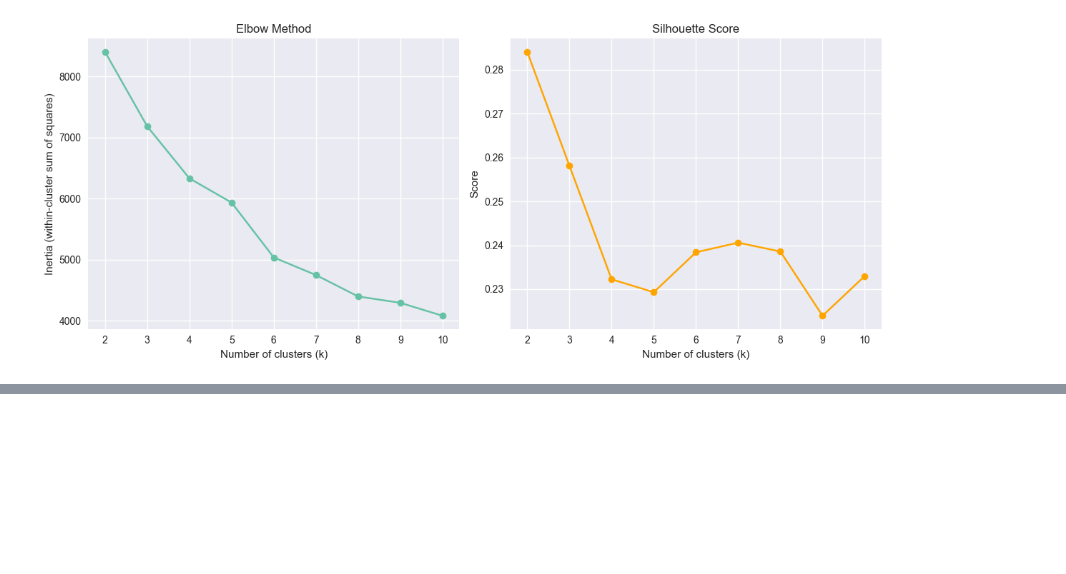
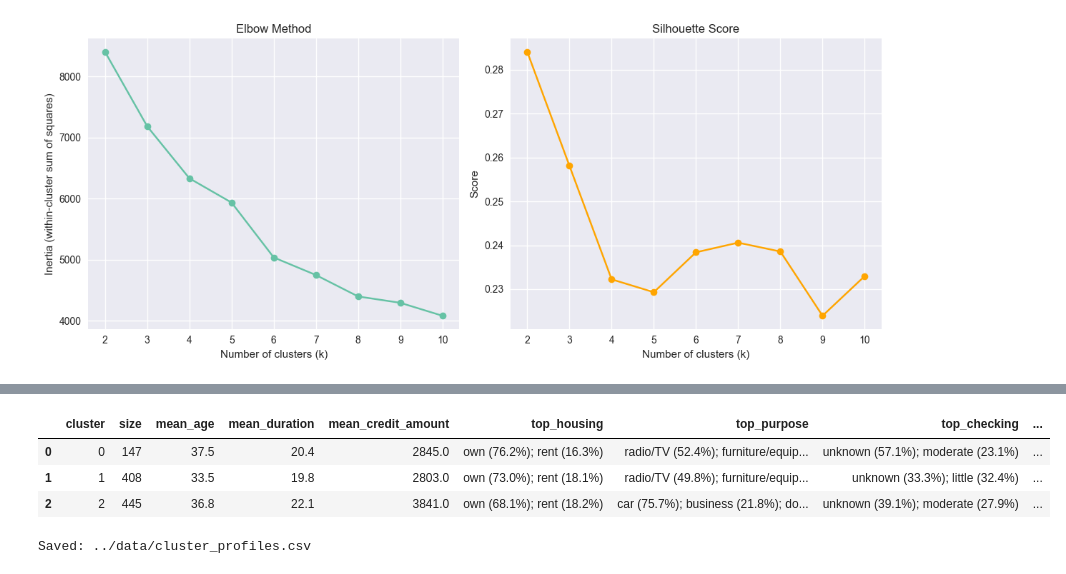
Before and after one commit to EmreKaratas1/CreditWise, a Jupyter notebook: notebooks/03_Clustering.ipynb, the cells around one changed output, grey strips where cells are left out. Cells and saved outputs as stored; diff of their text form; code cells hidden in the pictures; blank space fills up the shorter version.

```diff
--- a/notebooks/03_Clustering.ipynb
+++ b/notebooks/03_Clustering.ipynb
@@ -308,0 +298,66 @@ Categorical share by cluster → Checking account
+# %%
+# ============================================
+# 7) Compact profile + simple names
+# - add top-k categorical highlights
+# - suggest a name (heuristic)
+# ============================================
+
+from pathlib import Path
+
+def top_k_categories_by_cluster(dfc, col, k=3):
+    ct = pd.crosstab(dfc["cluster"], dfc[col])
+    # rename columns with labels (make plots/outputs readable)
+    if label_maps[col]:
+        ct = ct.rename(columns=label_maps[col])
+    share = (ct.div(ct.sum(axis=1), axis=0) * 100)
+    tops = {}
+    for cl in share.index:
+        s = share.loc[cl].sort_values(ascending=False).head(k)
+        tops[cl] = [f"{idx} ({val:.1f}%)" for idx, val in s.items()]
+    return tops
+
+tops_housing  = top_k_categories_by_cluster(df_clusters, "Housing", k=2)
+tops_purpose  = top_k_categories_by_cluster(df_clusters, "Purpose", k=3)
+tops_checking = top_k_categories_by_cluster(df_clusters, "Checking account", k=2)
+
+profiles = []
+for cl, g in df_clusters.groupby("cluster"):
+    row = {
+        "cluster": cl,
+        "size": len(g),
+        "mean_age": g["Age"].mean().round(1),
+        "mean_duration": g["Duration"].mean().round(1),
+        "mean_credit_amount": g["Credit amount"].mean().round(0),
+        "top_housing": "; ".join(tops_housing.get(cl, [])),
+        "top_purpose": "; ".join(tops_purpose.get(cl, [])),
+        "top_checking": "; ".join(tops_checking.get(cl, [])),
+    }
+    profiles.append(row)
+
+cluster_profiles = pd.DataFrame(profiles).sort_values("cluster").reset_index(drop=True)
+
+# Simple naming rule
+def name_cluster(row):
+    amt = row["mean_credit_amount"]
+    dur = row["mean_duration"]
+    age = row["mean_age"]
+    if amt > cluster_profiles["mean_credit_amount"].median() and dur > cluster_profiles["mean_duration"].median():
+        return "High-Amount / Long-Duration"
+    if amt > cluster_profiles["mean_credit_amount"].median():
+        return "Higher-Amount Segment"
+    if dur < cluster_profiles["mean_duration"].median() and age < cluster_profiles["mean_age"].median():
+        return "Younger / Short-Duration"
+    return "Balanced Segment"
+
+cluster_profiles["suggested_name"] = cluster_profiles.apply(name_cluster, axis=1)
+
+display(cluster_profiles)
+
+cluster_profiles.to_csv("../data/cluster_profiles.csv", index=False)
+print("Saved: ../data/cluster_profiles.csv")
+# %% [output]
+|  | cluster | size | mean_age | mean_duration | mean_credit_amount | top_housing | top_purpose | top_checking | ... |
+| 0 | 0 | 147 | 37.5 | 20.4 | 2845.0 | own (76.2%); rent (16.3%) | radio/TV (52.4%); furniture/equip... | unknown (57.1%); moderate (23.1%) | ... |
+| 1 | 1 | 408 | 33.5 | 19.8 | 2803.0 | own (73.0%); rent (18.1%) | radio/TV (49.8%); furniture/equip... | unknown (33.3%); little (32.4%) | ... |
+| 2 | 2 | 445 | 36.8 | 22.1 | 3841.0 | own (68.1%); rent (18.2%) | car (75.7%); business (21.8%); do... | unknown (39.1%); moderate (27.9%) | ... |
+Saved: ../data/cluster_profiles.csv
```
Also changed, not shown: parts of 12 cells of this notebook, 11 other files.
